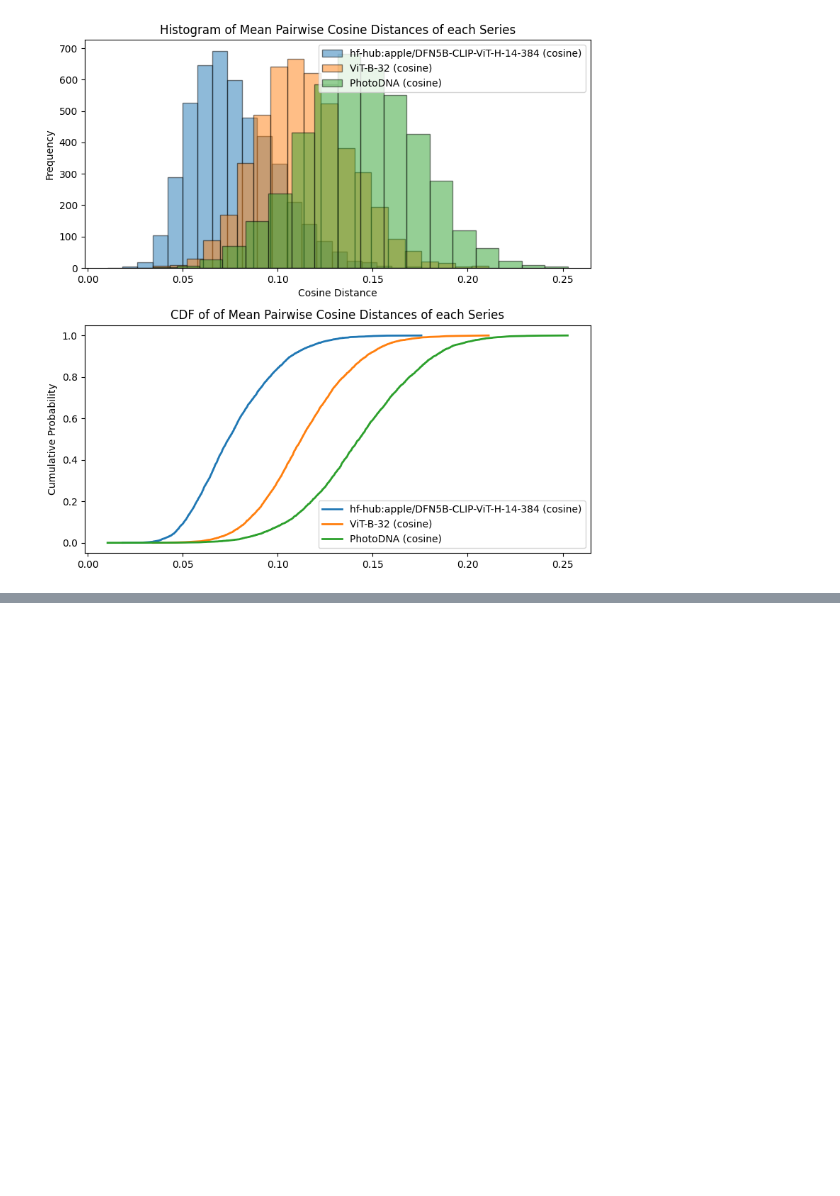
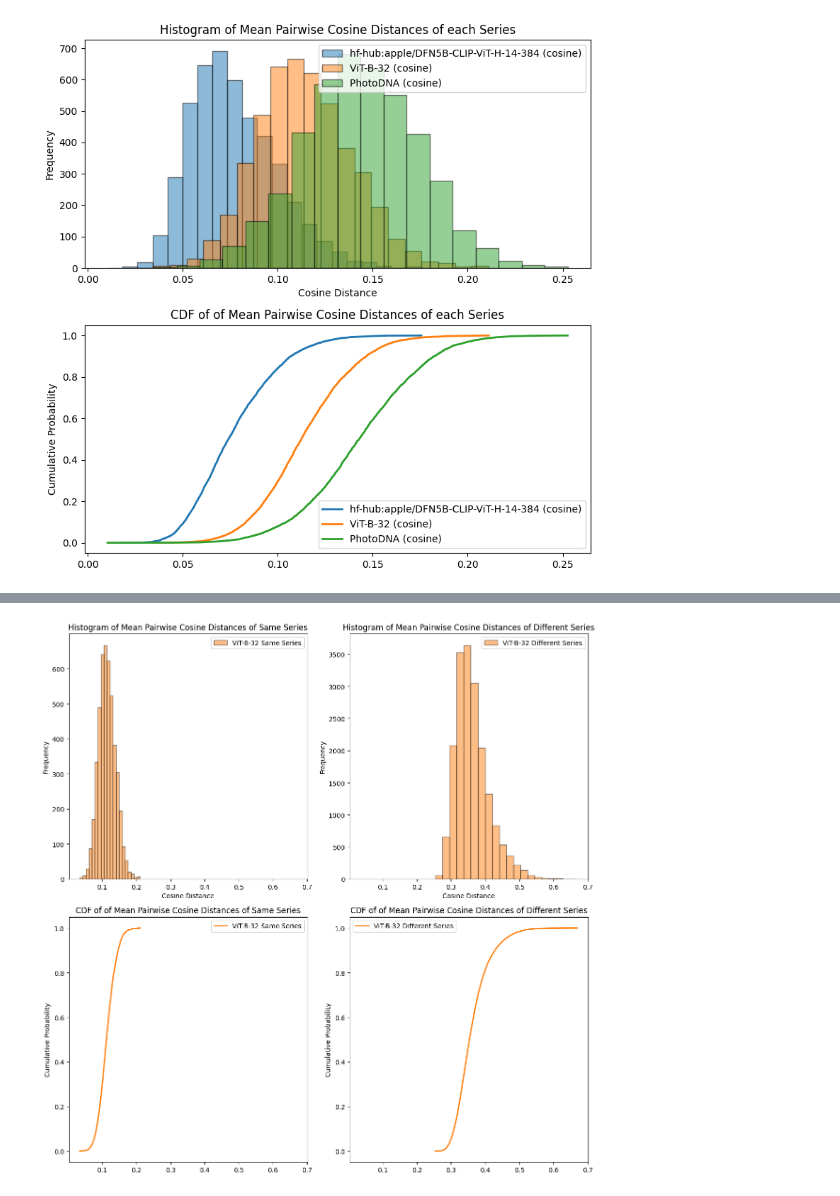
Before and after one commit to UMass-Rescue/RescueCLIP, a Jupyter notebook: scripts/cuhk_embeddings/cuhk_vector_distribution.ipynb, the cells around one changed output, grey strips where cells are left out. Cells and saved outputs as stored; diff of their text form; code cells hidden in the pictures; blank space fills up the shorter version.

```diff
--- a/scripts/cuhk_embeddings/cuhk_vector_distribution.ipynb
+++ b/scripts/cuhk_embeddings/cuhk_vector_distribution.ipynb
@@ -388,0 +610,4 @@ plt.show()
+# %%
+plot_histogram(avg_distances, collection_config, None, 1)
+# %% [output]
+[figure, added]
```
Also changed, not shown: parts of 14 cells of this notebook, 1 other file.
